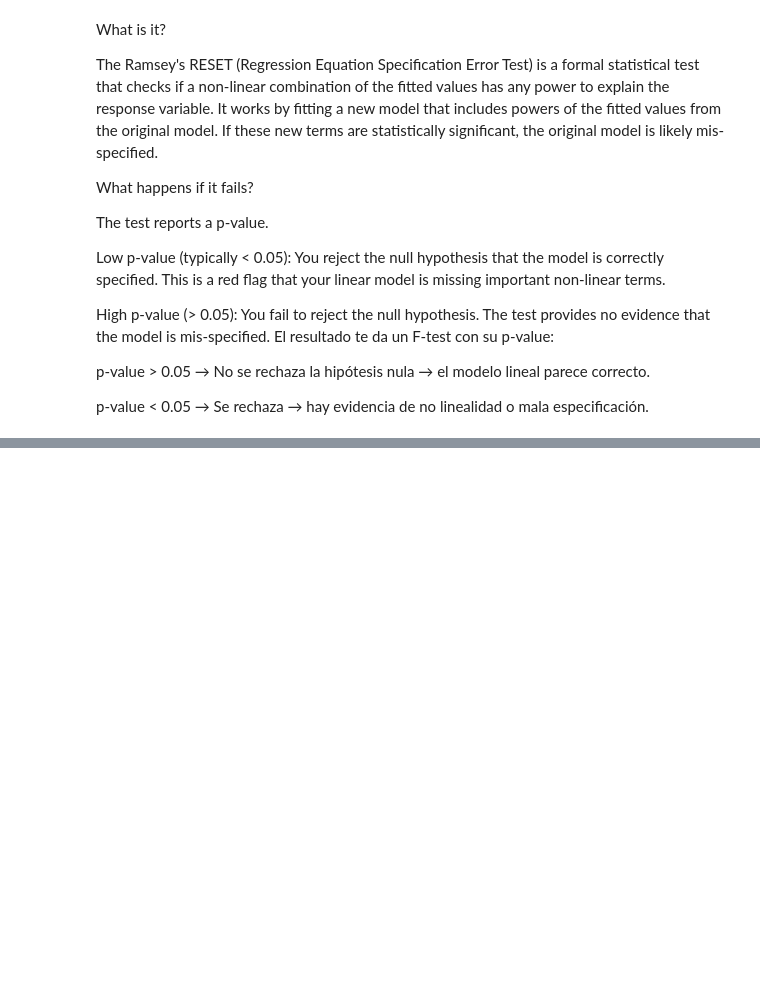
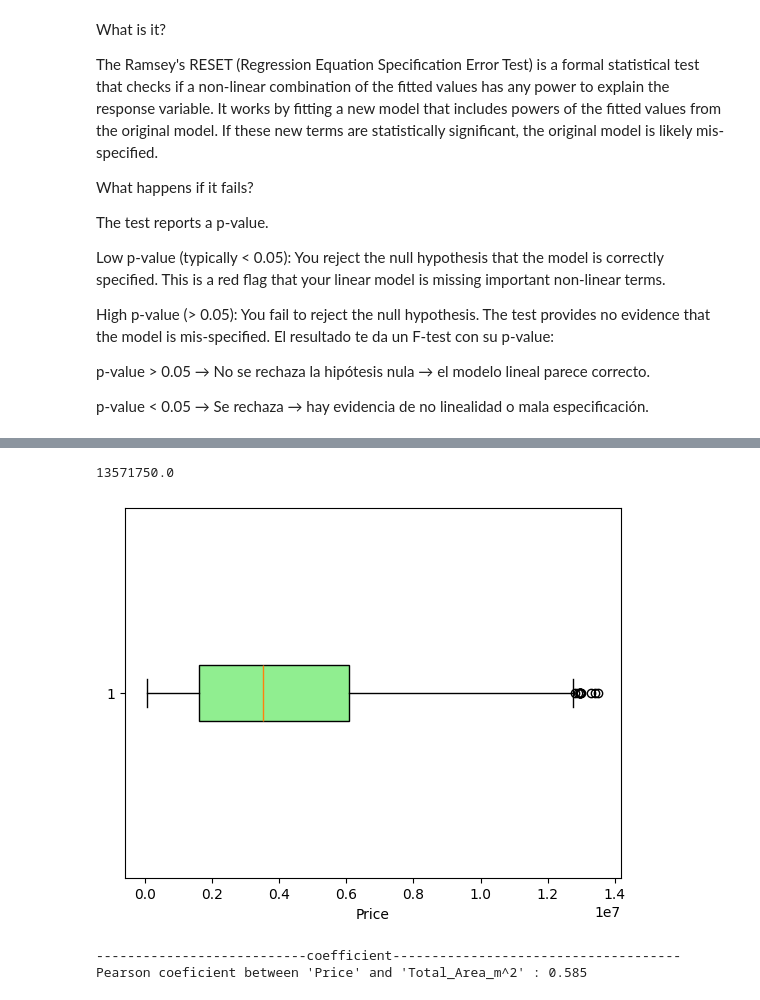
Before and after one commit to GerYar/WebscrapingHousing, a Jupyter notebook: total_area_vs_price.ipynb, the cells around one changed output, grey strips where cells are left out. Saved outputs shown, nothing was run; the diff lists cells and outputs as text; code cells hidden in the pictures; blank space fills up the shorter version.

```diff
--- a/total_area_vs_price.ipynb
+++ b/total_area_vs_price.ipynb
@@ -165,0 +201,24 @@ p-value < 0.05 → Se rechaza → hay evidencia de no linealidad o mala especifi
+# %%
+max_whisker = df['Price'].quantile(0.75) + (1.5 * (df['Price'].quantile(0.75) - df['Price'].quantile(0.25)))
+print(max_whisker)
+df = df[df['Price']<max_whisker]
+# %% [output]
+13571750.0
+# %%
+plt.boxplot(df['Price'], vert=False, patch_artist=True, boxprops=dict(facecolor='lightgreen'))
+plt.xlabel('Price')
+plt.show()
+# %% [output]
+[figure, added]
+# %%
+from scipy.stats import pearsonr
+
+# Calculating the Pearson correlation coefficient for linear function
+corr_coef ,_= pearsonr(df['Price'], df['Total_Area_m^2'])
+
+# Printing values
+print('---------------------------coefficient-------------------------------------')
+print(f"Pearson coeficient between 'Price' and 'Total_Area_m^2' : {corr_coef:.3f}")
+# %% [output]
+---------------------------coefficient-------------------------------------
+Pearson coeficient between 'Price' and 'Total_Area_m^2' : 0.585
```
Also changed, not shown: parts of 22 cells of this notebook.
